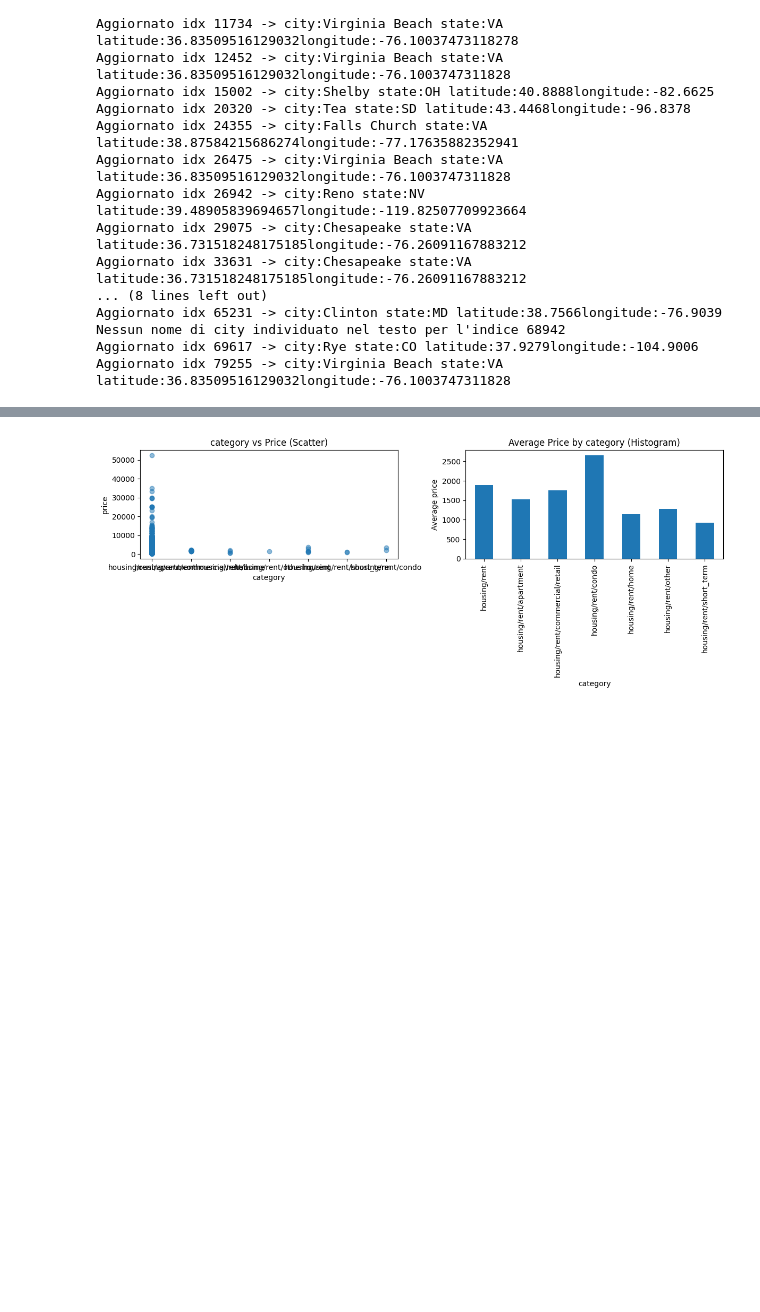
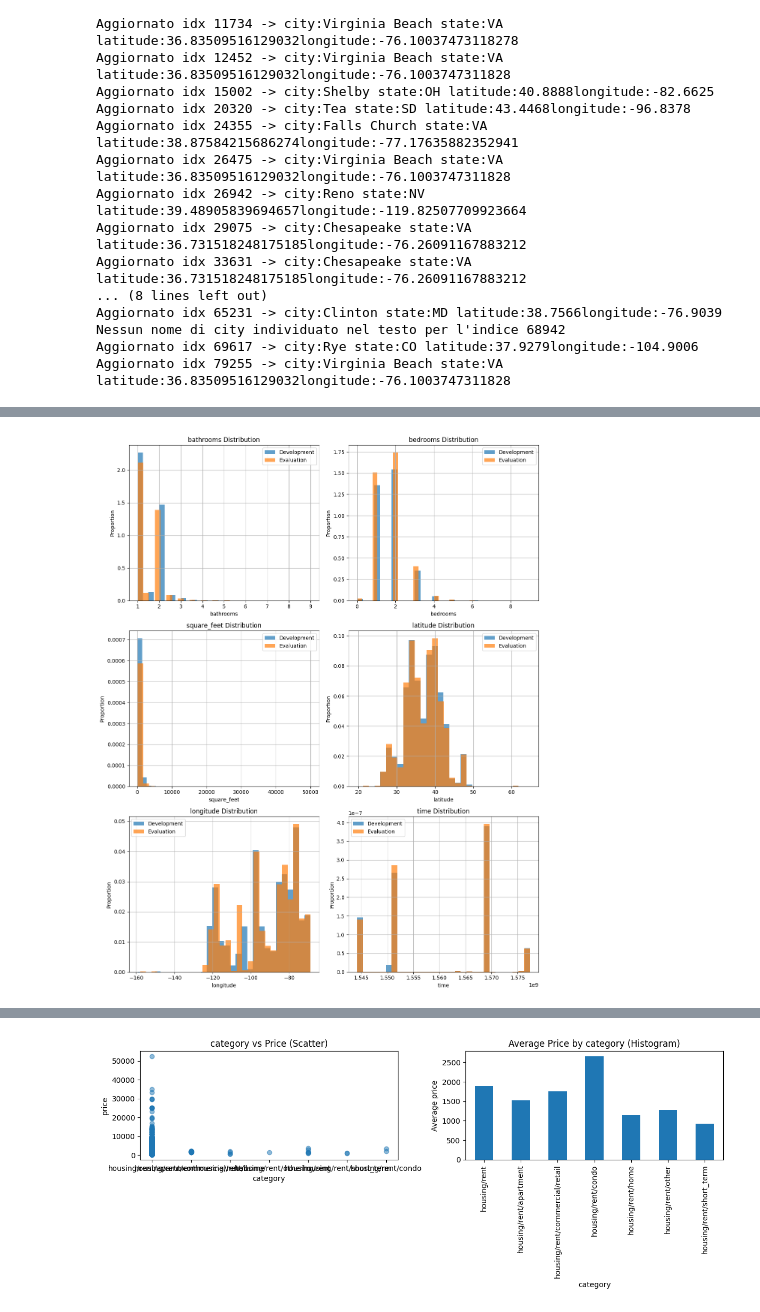
Before and after one commit to giulianaparadiso99/Data-science-lab-process-and-methods, a Jupyter notebook: main2.ipynb, the cells around one changed output, grey strips where cells are left out. Cells and saved outputs as stored; diff of their text form; code cells hidden in the pictures; blank space fills up the shorter version.

Commit message:
plots

```diff
--- a/main2.ipynb
+++ b/main2.ipynb
@@ -227,0 +209,33 @@ stats(evaluate_df)
+# %%
+def compare_distributions(df1, df2, numerical_features=None):
+    """
+    Confronta le distribuzioni delle caratteristiche numeriche di due dataset.
+    """
+    if numerical_features is None:
+        numerical_features = df1.select_dtypes(include='number').columns
+
+    # Escludi l'id se presente
+    numerical_features = [col for col in numerical_features if col != 'id']
+
+    num_features = len(numerical_features)
+    ncols = 2
+    nrows = (num_features + 1) // ncols
+
+    plt.figure(figsize=(12, 5*nrows))
+    for i, col in enumerate(numerical_features, 1):
+        plt.subplot(nrows, ncols, i)
+        df1[col].hist(bins=30, density=True, alpha=0.7, color='#1f77b4', label='Development')
+        df2[col].hist(bins=30, density=True, alpha=0.7, color='#ff7f0e', label='Evaluation')
+        plt.title(f'{col} Distribution')
+        plt.legend()
+
+        plt.xlabel(col)
+        plt.ylabel('Proportion')
+
+    plt.tight_layout()
+    plt.show()
+# %%
+df_plot = df.drop(columns=['price'])
+compare_distributions(df_plot, evaluate_df)
+# %% [output]
+[figure, added]
```
Also changed, not shown: parts of 9 cells of this notebook.
